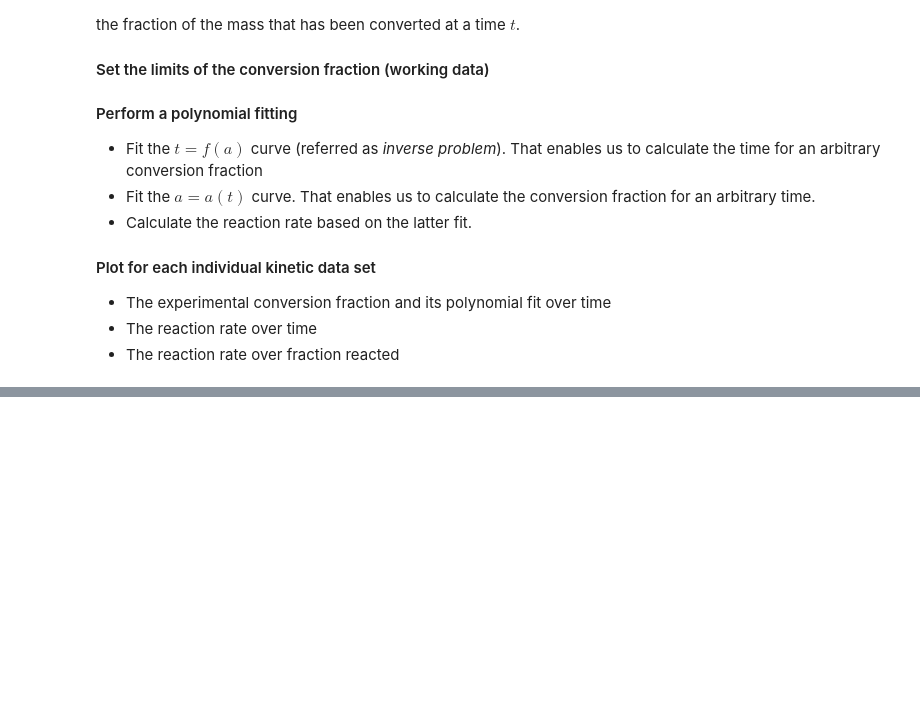
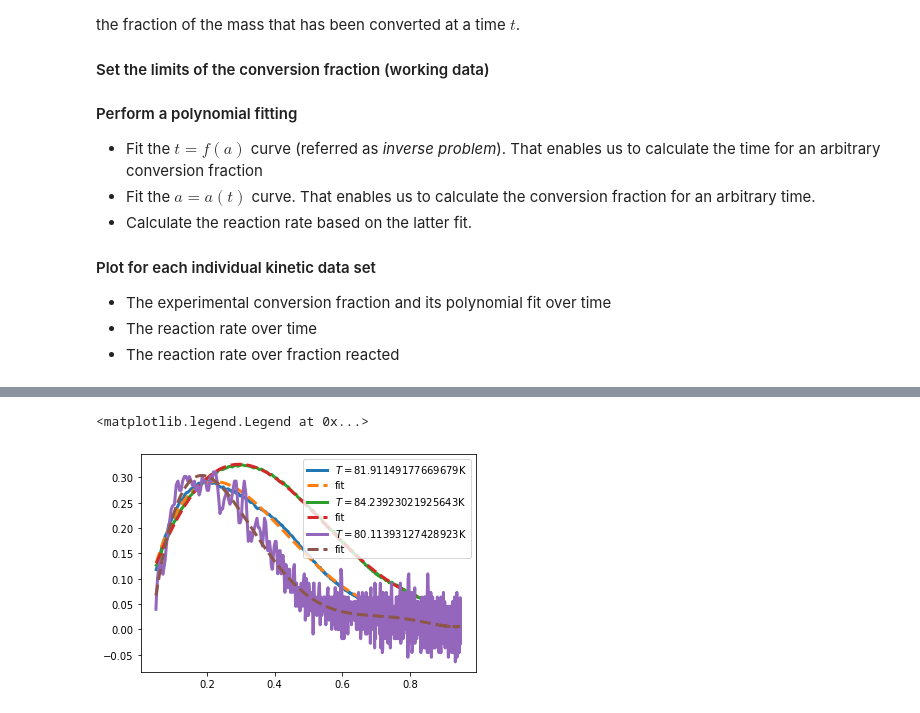
Before and after one commit to vasilogi/COMF, a Jupyter notebook: iso-analysis.ipynb, the cells around one changed output, grey strips where cells are left out. Cells and saved outputs as stored; diff of their text form; code cells hidden in the pictures; blank space fills up the shorter version.

```diff
--- a/iso-analysis.ipynb
+++ b/iso-analysis.ipynb
@@ -121,0 +136,16 @@ for Csv in Csvs:
+# %%
+for exp_data in data:
+    plt.plot(exp_data.conversion,exp_data.dadt,label=r'$T = $'+str(exp_data.temperature)+r'K',lw=lwidth)
+    if exp_data == data[0]:
+        z_deg = 4
+    elif exp_data == data[1]:
+        z_deg = 5
+    elif exp_data == data[2]:
+        z_deg = 6
+    z = np.polyfit(exp_data.conversion, exp_data.dadt, z_deg)
+    p = np.poly1d(z)
+    plt.plot(exp_data.conversion,p(exp_data.conversion),ls='--',label='fit',lw=lwidth)
+plt.legend()
+# %% [output]
+<matplotlib.legend.Legend at 0x...>
+[figure, added]
```
Also changed, not shown: parts of 32 cells of this notebook, 1 other file.
